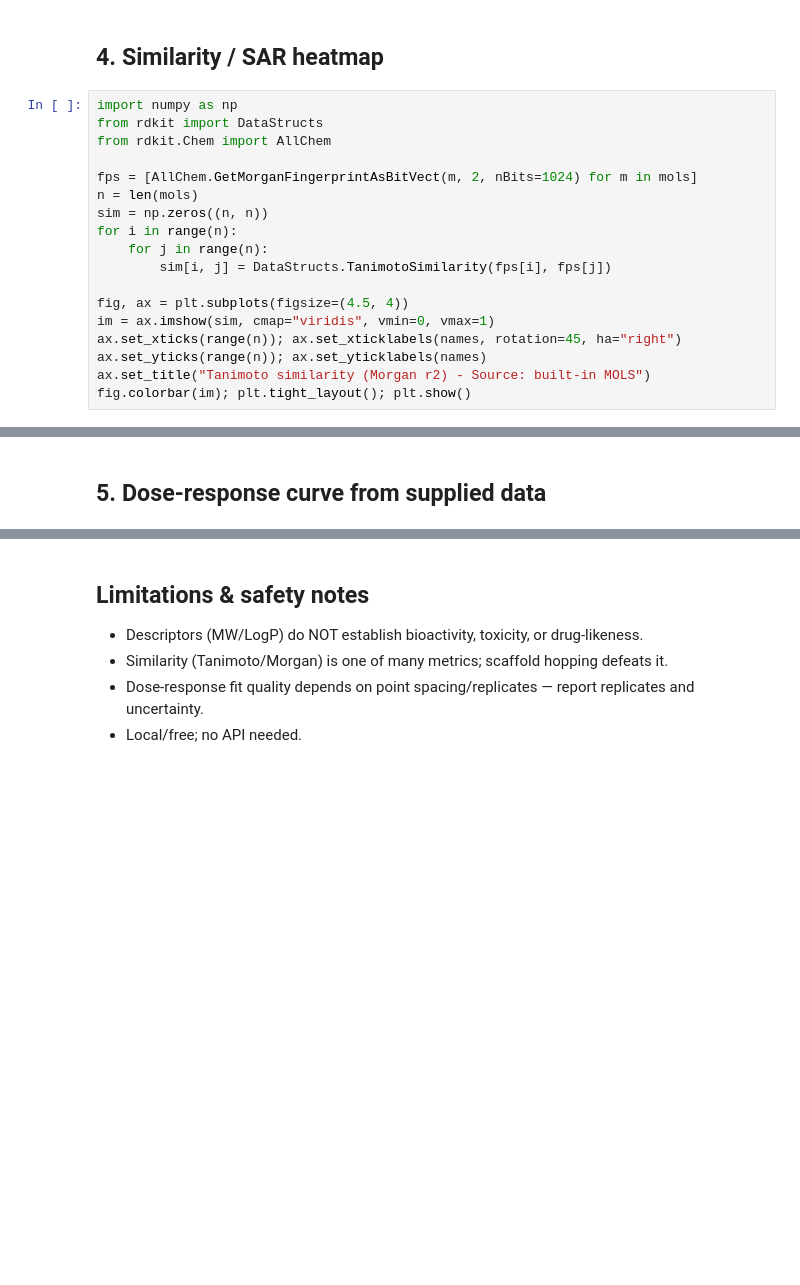
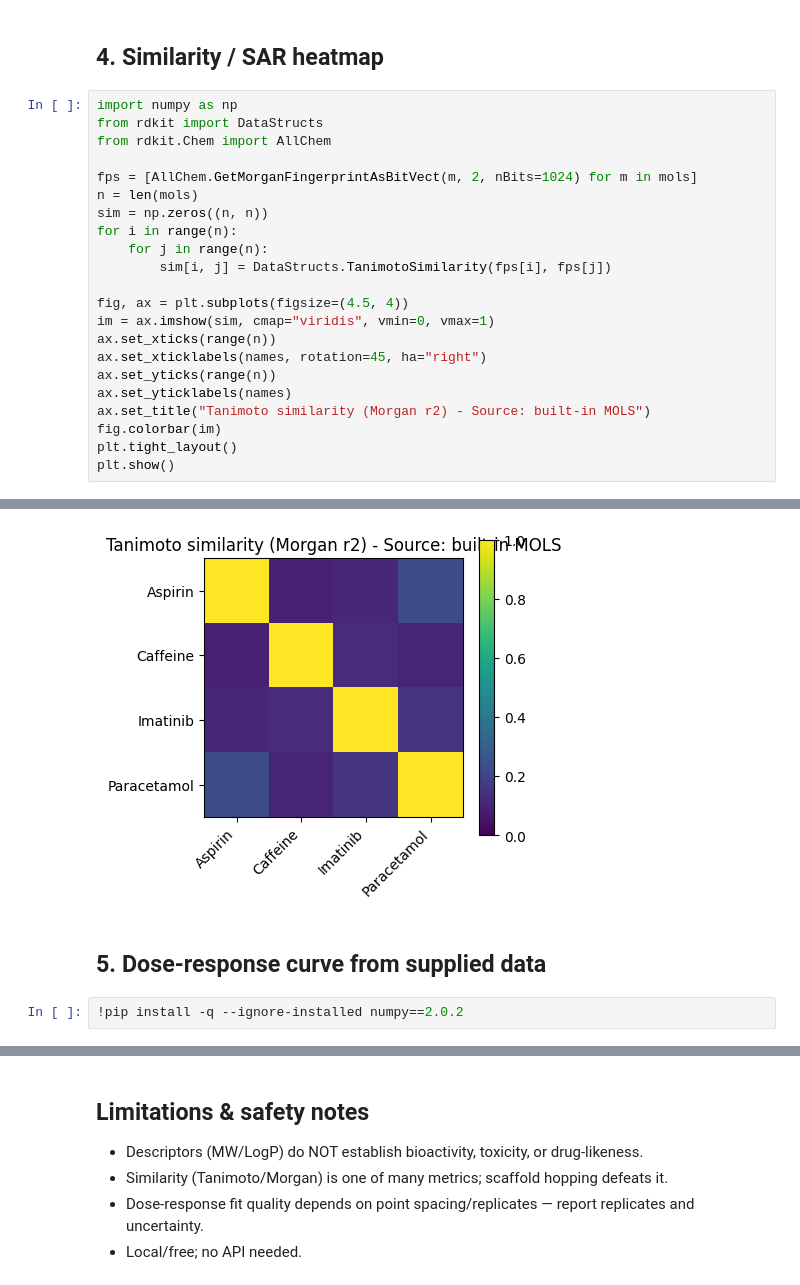
Before and after one commit to IvanReznikov/LangChain4LifeSciencesHealthcare, a Jupyter notebook: notebooks/Chapter 06. LangChain for Chemistry/LC4LSH_Chapter_6_Chemical_Visualization.ipynb, the cells around one changed output, grey strips where cells are left out. Cells and saved outputs as stored; diff of their text form; blank space fills up the shorter version.

```diff
--- a/notebooks/Chapter 06. LangChain for Chemistry/LC4LSH_Chapter_6_Chemical_Visualization.ipynb
+++ b/notebooks/Chapter 06. LangChain for Chemistry/LC4LSH_Chapter_6_Chemical_Visualization.ipynb
@@ -125,7 +186,12 @@ for i in range(n):
 
 fig, ax = plt.subplots(figsize=(4.5, 4))
 im = ax.imshow(sim, cmap="viridis", vmin=0, vmax=1)
-ax.set_xticks(range(n)); ax.set_xticklabels(names, rotation=45, ha="right")
-ax.set_yticks(range(n)); ax.set_yticklabels(names)
+ax.set_xticks(range(n))
+ax.set_xticklabels(names, rotation=45, ha="right")
+ax.set_yticks(range(n))
+ax.set_yticklabels(names)
 ax.set_title("Tanimoto similarity (Morgan r2) - Source: built-in MOLS")
-fig.colorbar(im); plt.tight_layout(); plt.show()
+fig.colorbar(im)
+plt.tight_layout()
+plt.show()
+# %% [output]
@@ -132,5 +202,8 @@ fig.colorbar(im); plt.tight_layout(); plt.show()
+[figure, added]
 # %% [markdown]
 ## 5. Dose-response curve from supplied data
+# %%
+!pip install -q --ignore-installed numpy==2.0.2
 # %%
 from scipy.optimize import curve_fit
 
```
Also changed, not shown: parts of 10 cells of this notebook, 9 other files.
